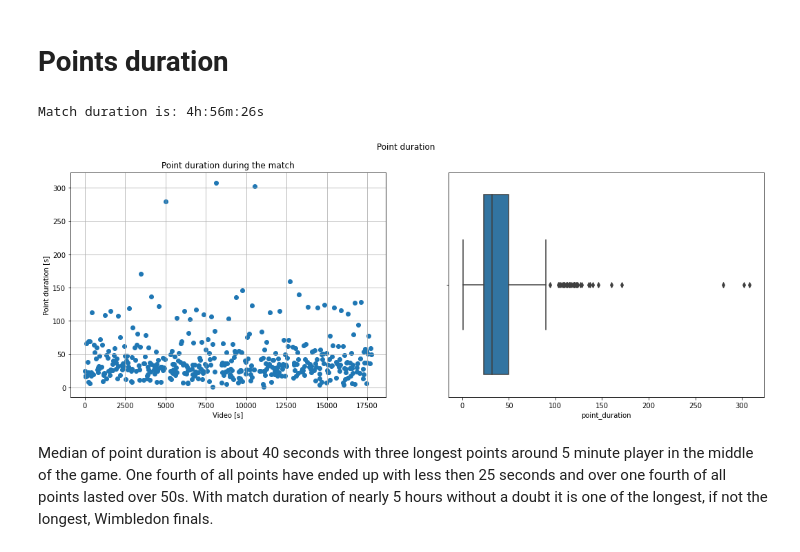
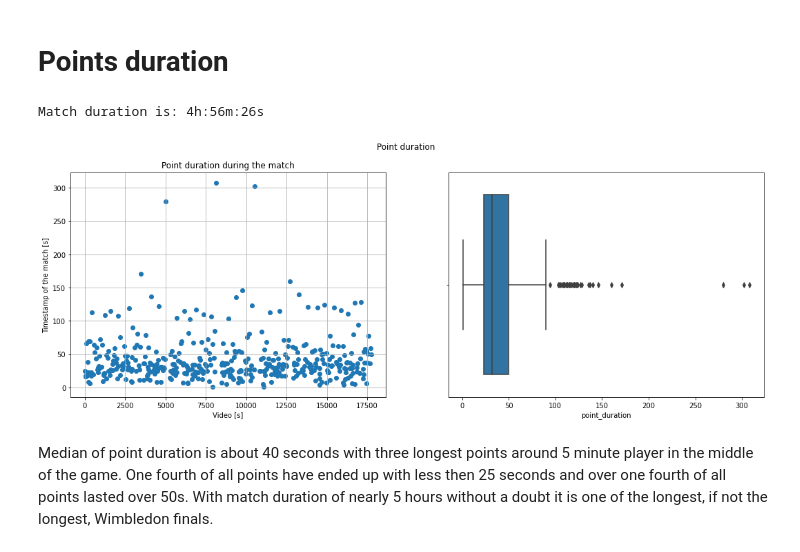
Before and after one commit to m-grbic/Foundley-Project, a Jupyter notebook: Tennis.ipynb, the cells around one changed output. Cells and saved outputs as stored; diff of their text form; code cells hidden in the pictures.

```diff
--- a/Tennis.ipynb
+++ b/Tennis.ipynb
@@ -900,29 +900,29 @@ Both players have had a similar distribution of points won depending on point du
 # %%
 match_dur = df['vid_second'].iloc[-1] - df['vid_second'].iloc[0] + df['point_duration'].iloc[-1]
 h = match_dur//3600
 m = (match_dur%3600)//60
 s = (match_dur%3600)%60
 print('Match duration is: %dh:%dm:%ds' %(h,m,s))
 
 # Points duration
 fig, axes = plt.subplots(ncols=2, figsize=(18,6))
 ax = axes.ravel()
 plt.suptitle("Point duration")
 
 # Show timestamps of
 ax[0].scatter(df['vid_second'],df['point_duration'])
 ax[0].set_xlabel("Video [s]")
-ax[0].set_ylabel("Point duration [s]")
+ax[0].set_ylabel("Timestamp of the match [s]")
 ax[0].set_title('Point duration during the match')
 ax[0].grid('minor')
 
 # Show boxchart of points duration
 sn.boxplot(ax=ax[1], x=df['point_duration'])
 
 plt.show()
 # %% [output]
 Match duration is: 4h:56m:26s
-[figure, old version]
+[figure, new version]
 # %% [markdown]
 Median of point duration is about 40 seconds with three longest points around 5 minute player in the middle of the game. One fourth of all points have ended up with less then 25 seconds and over one fourth of all points lasted over 50s. With match duration of nearly 5 hours without a doubt it is one of the longest, if not the longest, Wimbledon finals.
 # %% [markdown]
```
Also changed, not shown: parts of 7 cells of this notebook.
